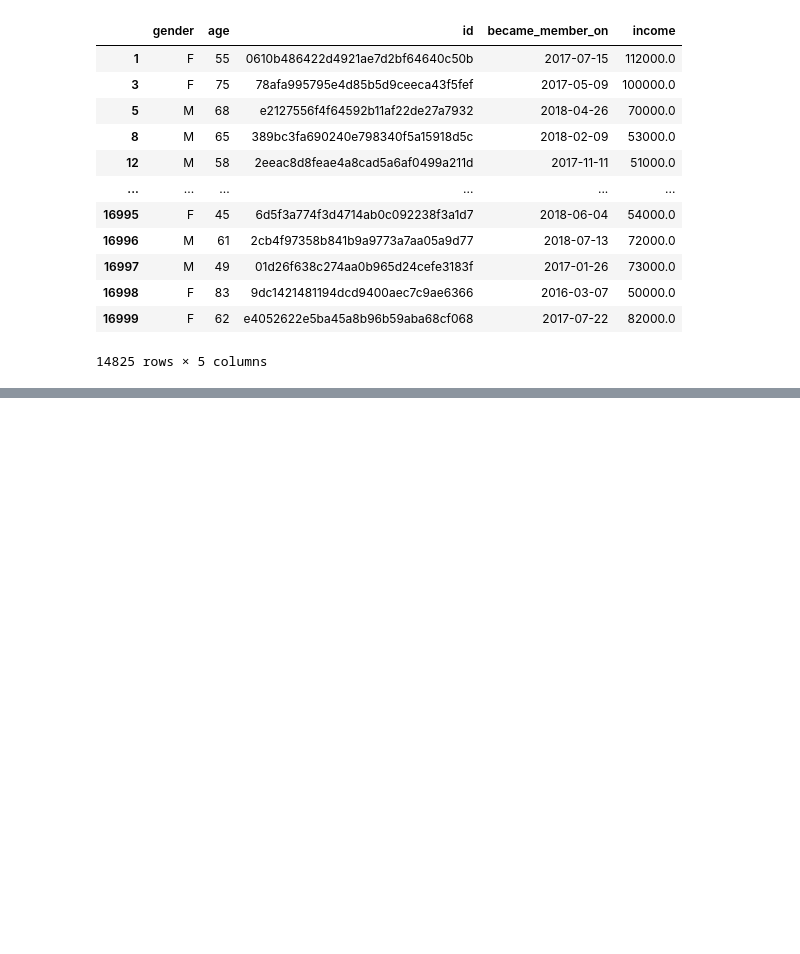
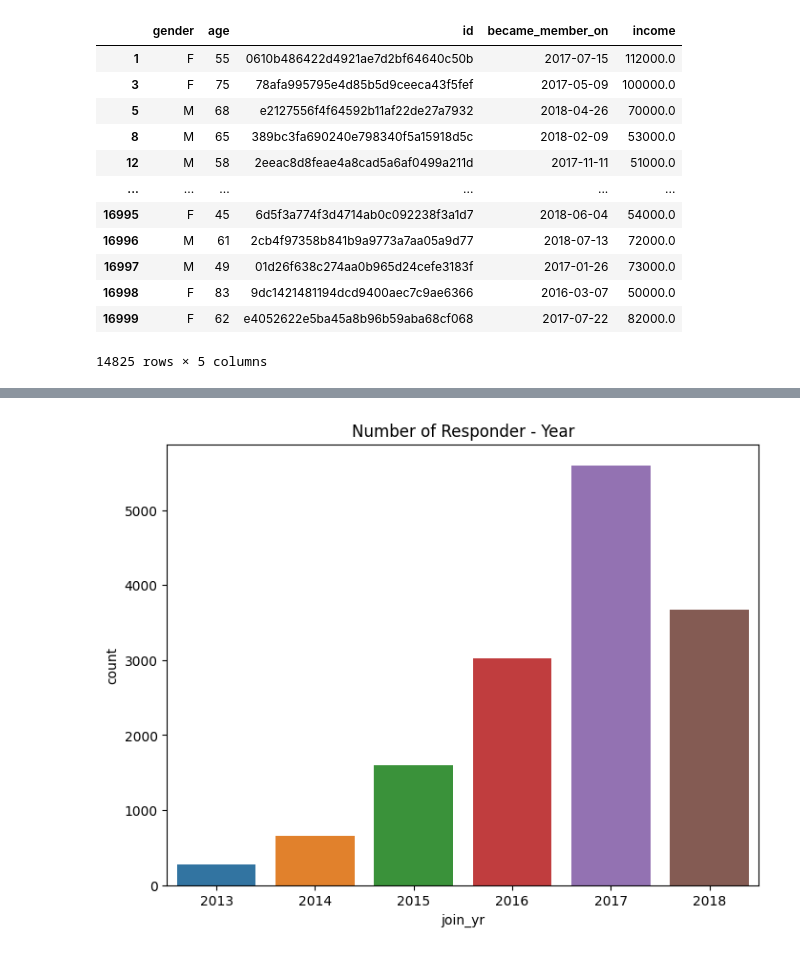
Before and after one commit to yoojin0919/Starbucks, a Jupyter notebook: starbucks.ipynb, the cells around one changed output, grey strips where cells are left out. Saved outputs shown, nothing was run; the diff lists cells and outputs as text; code cells hidden in the pictures; blank space fills up the shorter version.

```diff
--- a/starbucks.ipynb
+++ b/starbucks.ipynb
@@ -153,3 +154,6 @@ See the caveats in the documentation: https://pandas.pydata.org/pandas-docs/stab
 | 16998 | F | 83 | 9dc1421481194dcd9400aec7c9ae6366 | 2016-03-07 | 50000.0 |
 | 16999 | F | 62 | e4052622e5ba45a8b96b59aba68cf068 | 2017-07-22 | 82000.0 |
 14825 rows × 5 columns
+# %%
+profile["join_yr"] = profile.became_member_on.dt.year
+profile["join_month"] = profile.became_member_on.dt.month
@@ -155,0 +171,7 @@ See the caveats in the documentation: https://pandas.pydata.org/pandas-docs/stab
+# %%
+plt.figure(figsize = (8,6))
+sb.countplot(data=profile, x = "join_yr")
+plt.title("Number of Responder - Year")
+plt.show()
+# %% [output]
+[figure, added]
```
Also changed, not shown: parts of 7 cells of this notebook.
